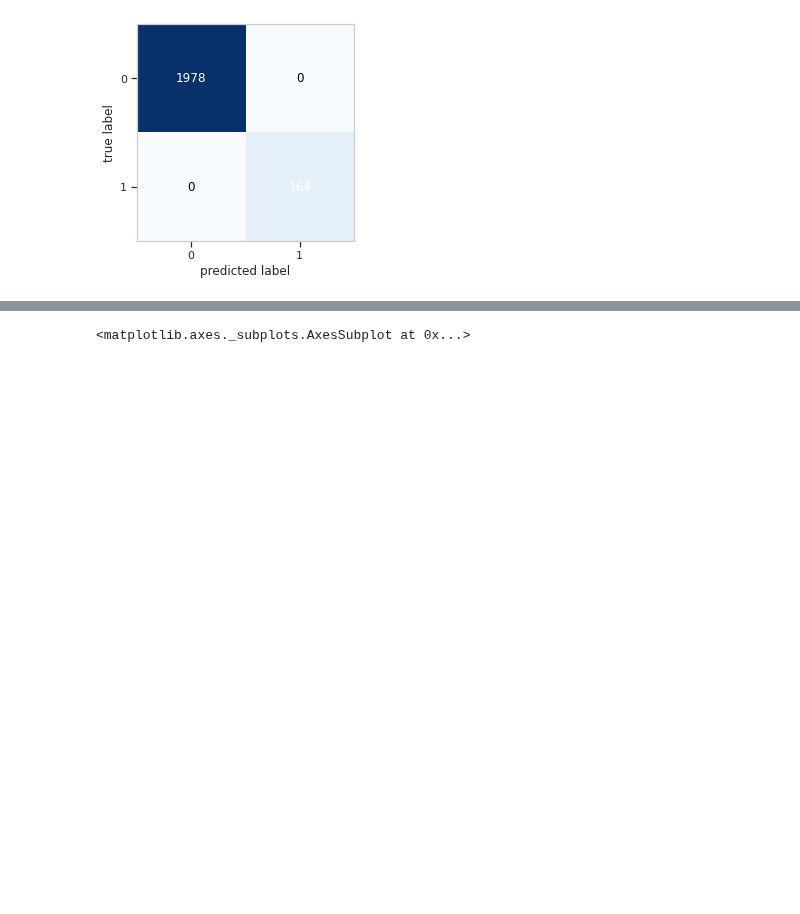
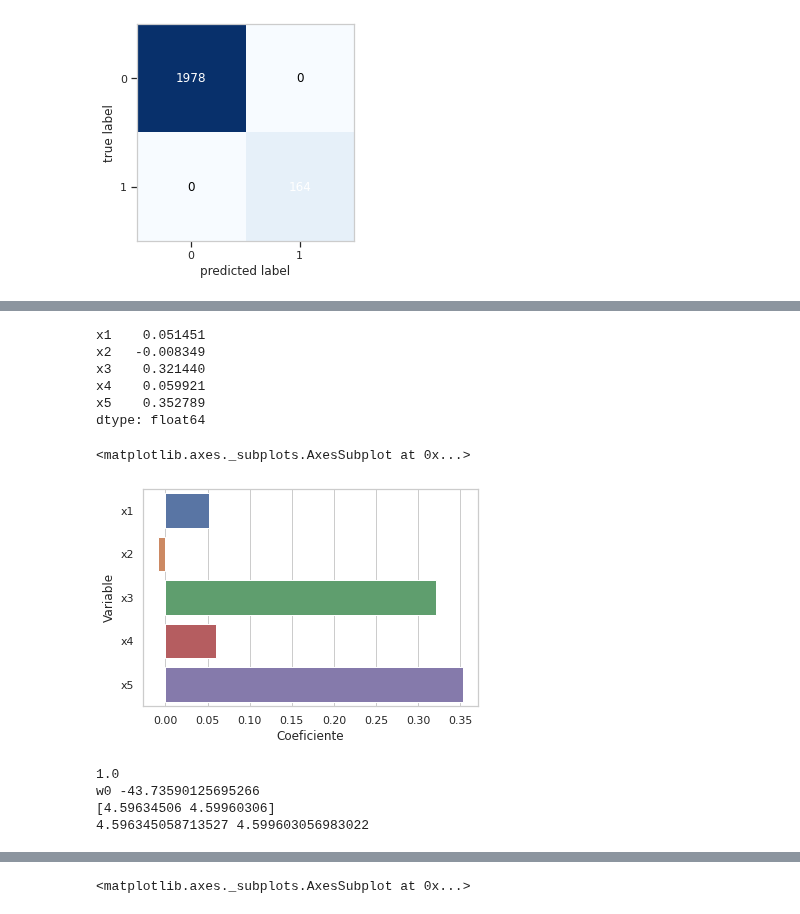
Before and after one commit to JMML2021/Entrega-projecte-final, a Jupyter notebook: utilitzar_loggistic_regression_per_mirar_els_coeficients_.ipynb, the cells around one changed output, grey strips where cells are left out. Drawn from its saved outputs; the diff is of its cells as text; code cells hidden in the pictures; blank space fills up the shorter version.

```diff
--- a/utilitzar_loggistic_regression_per_mirar_els_coeficients_.ipynb
+++ b/utilitzar_loggistic_regression_per_mirar_els_coeficients_.ipynb
@@ -818,4 +843,44 @@ f1_score: 0.56
 [figure]
+# %%
+print(model_fit.params)
+parametros = pd.DataFrame(model_fit.params)
+
+parametros.columns=['Coeficiente']
+parametros = parametros.rename_axis('Variable').reset_index()
+parametros
+sns.barplot(y='Variable', x="Coeficiente", data=parametros)
+# %% [output]
+x1    0.051451
+x2   -0.008349
+x3    0.321440
+x4    0.059921
+x5    0.352789
+dtype: float64
+<matplotlib.axes._subplots.AxesSubplot at 0x...>
+[figure, added]
+# %%
+#@title Feature Importance in Logistic Regression for Machine Learning Interpretability
+
+exog_names = ['E_Despegue3','E_Duracion_Vuelo3',]
+model = LogisticRegression(random_state=0).fit(df2[exog_names].values, df2['Tard3'].values)
+
+score = model.score(df2[exog_names].values, df2['Tard3'].values)
+print(score)
+
+
+w0 = model.intercept_[0]
+print('w0',w0)
+#w1 = model.intercept_[1]
+#print('w1',w1)
+#w1, w2, w3, w4 = model.coef_[0]
+print(model.coef_[0])
+a, b = model.coef_[0]
+print(a, b)
+# %% [output]
+1.0
+w0 -43.73590125695266
+[4.59634506 4.59960306]
+4.596345058713527 4.599603056983022
 # %%
 #@title 03 Logistic Regression with the statsmodel library. Balanced
 
```
Also changed, not shown: parts of 10 cells of this notebook.
